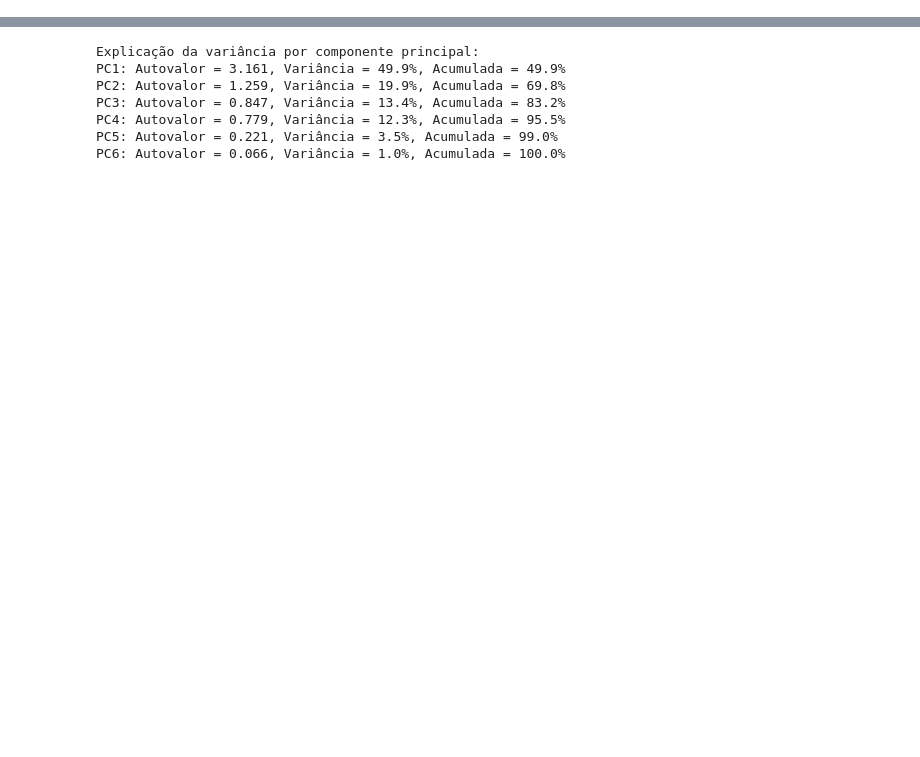
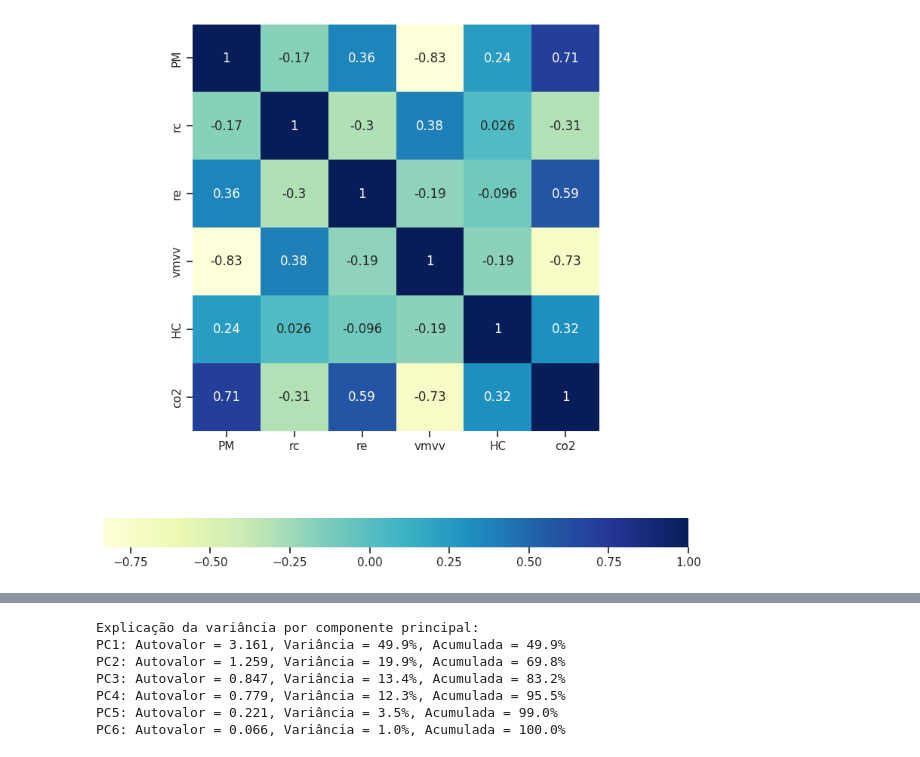
Before and after one commit to guiandradedev/tcd-car-consumption, a Jupyter notebook: Analise_componentes.ipynb, the cells around one changed output, grey strips where cells are left out. Cells and saved outputs as stored; diff of their text form; code cells hidden in the pictures; blank space fills up the shorter version.

```diff
--- a/Analise_componentes.ipynb
+++ b/Analise_componentes.ipynb
@@ -66,0 +48,9 @@ DAKOTA PICKUP 4WD   1.011650 -0.392861 -0.066196  0.668944  0.650261 -0.209557
+# %%
+plt.figure(figsize=(10,10))
+ax=sns.heatmap(df.corr(),
+               annot=True,
+               cmap='YlGnBu',
+               cbar_kws={"orientation":"horizontal"})
+ax.set_aspect("equal")
+# %% [output]
+[figure, added]
```
Also changed, not shown: parts of 6 cells of this notebook, 1 other file.
